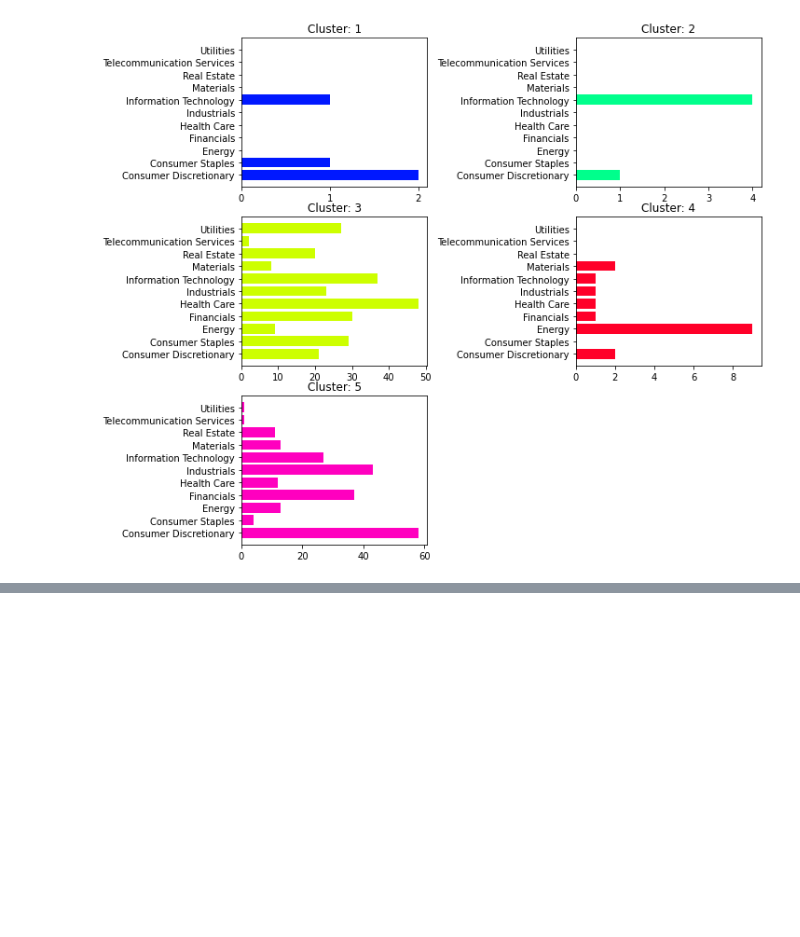
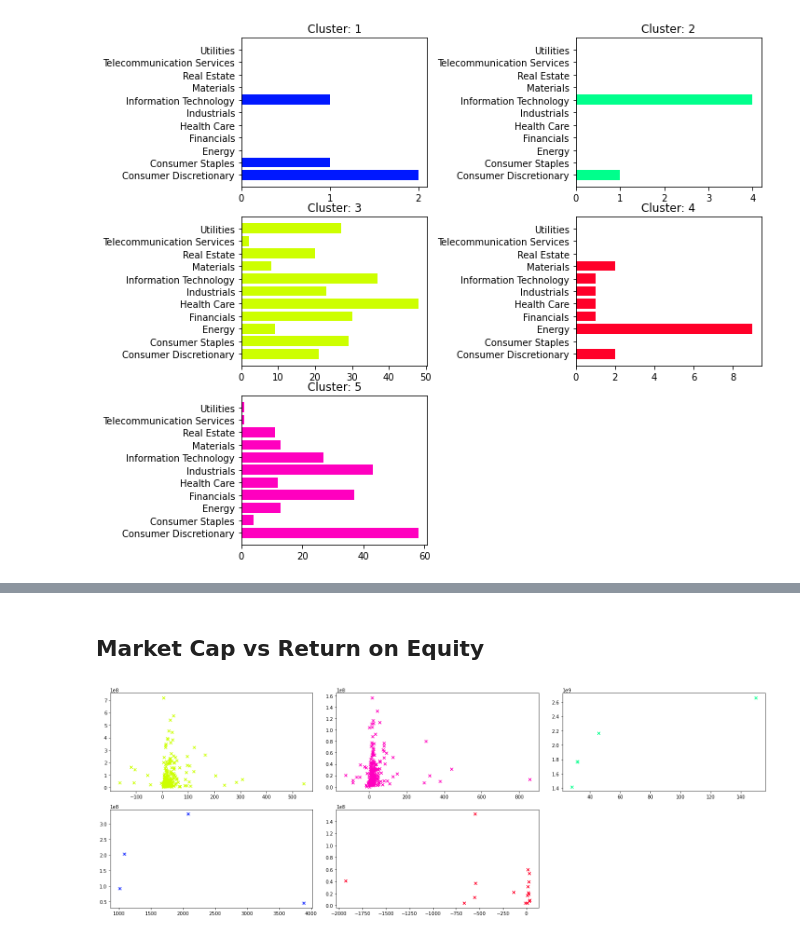
Before and after one commit to rich-liu/COGS118BFinalProject-Wagyu-Steak, a Jupyter notebook: FinalMLProject.ipynb, the cells around one changed output, grey strips where cells are left out. Drawn from its saved outputs; the diff is of its cells as text; code cells hidden in the pictures; blank space fills up the shorter version.

```diff
--- a/FinalMLProject.ipynb
+++ b/FinalMLProject.ipynb
@@ -447,0 +450,15 @@ fig.delaxes(axes[1][2])
+# %% [markdown]
+## Market Cap vs Return on Equity
+# %%
+fig, axes = plt.subplots(nrows = 2, ncols = 3, figsize=(20, 7))
+
+axes[0,0].scatter(clusters[0]['ROE%'], clusters[0]['Market Cap'],  color = clusters[0]['Color'][0], marker = 'x')
+axes[0,1].scatter(clusters[1]['ROE%'], clusters[1]['Market Cap'],  color = clusters[1]['Color'][0], marker = 'x')
+axes[0,2].scatter(clusters[2]['ROE%'], clusters[2]['Market Cap'],  color = clusters[2]['Color'][0], marker = 'x')
+axes[1,0].scatter(clusters[3]['ROE%'], clusters[3]['Market Cap'],  color = clusters[3]['Color'][0], marker = 'x')
+axes[1,1].scatter(clusters[4]['ROE%'], clusters[4]['Market Cap'],  color = clusters[4]['Color'][0], marker = 'x')
+
+fig.tight_layout()
+fig.delaxes(axes[1][2])
+# %% [output]
+[figure, added]
```
Also changed, not shown: parts of 2 cells of this notebook, 1 other file.
